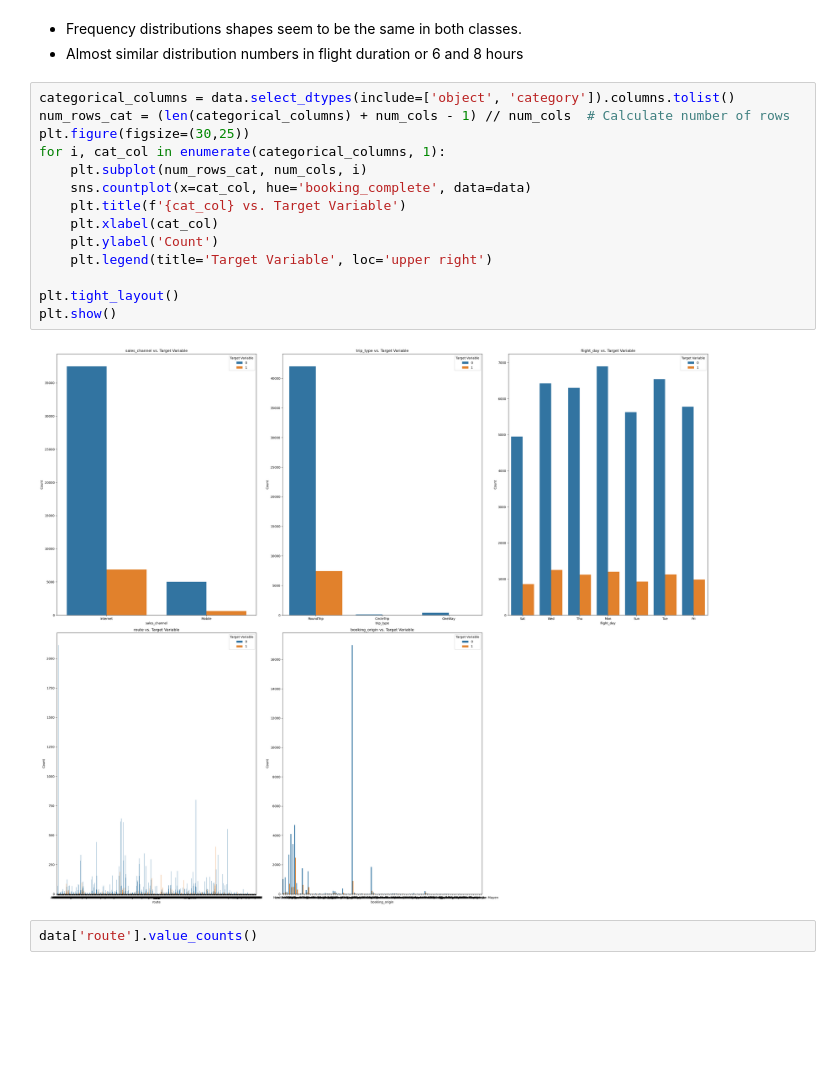
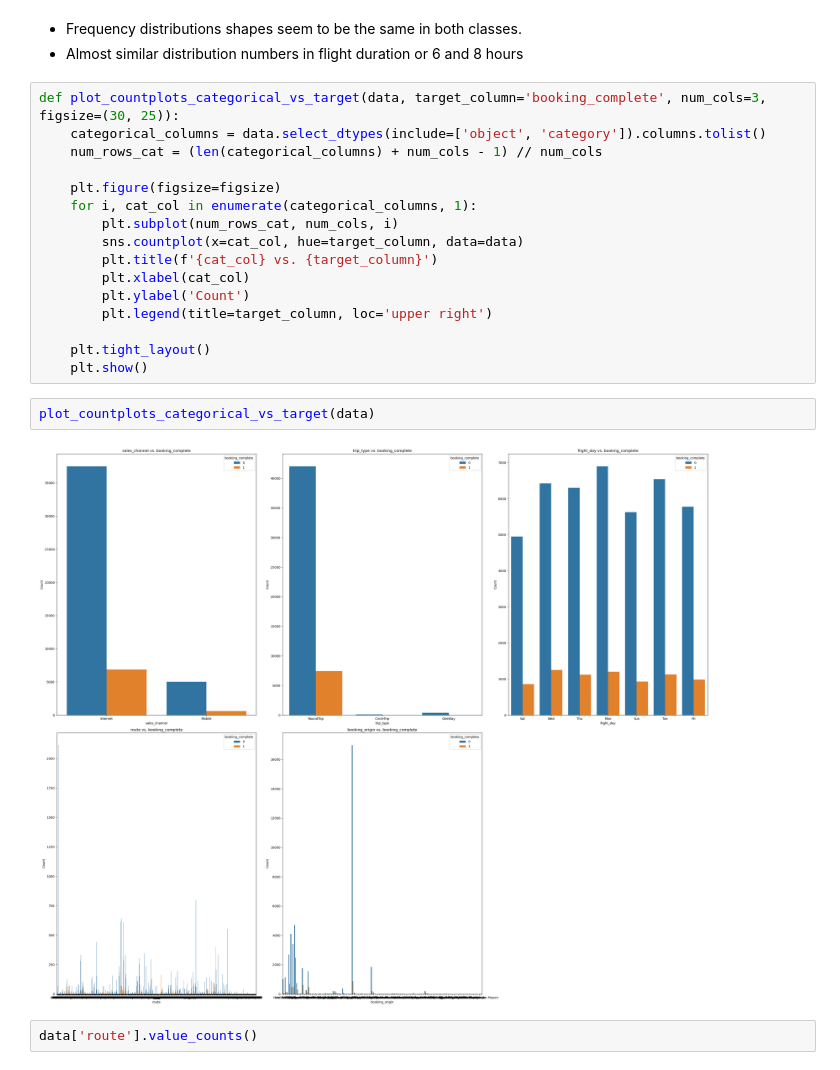
Before and after one commit to Ds2023/British_Airways_Predictive_Booking_Model, a Jupyter notebook: notebooks/eda.ipynb, the cells around one changed output. Drawn from its saved outputs; the diff is of its cells as text; blank space fills up the shorter version.

```diff
--- a/notebooks/eda.ipynb
+++ b/notebooks/eda.ipynb
@@ -280,21 +297,25 @@ plt.show()
 - Frequency distributions shapes seem to be the same in both classes.
 - Almost similar distribution numbers in flight duration or 6 and 8 hours
 # %%
-categorical_columns = data.select_dtypes(include=['object', 'category']).columns.tolist()
-num_rows_cat = (len(categorical_columns) + num_cols - 1) // num_cols  # Calculate number of rows
-plt.figure(figsize=(30,25))
-for i, cat_col in enumerate(categorical_columns, 1):
-    plt.subplot(num_rows_cat, num_cols, i)
-    sns.countplot(x=cat_col, hue='booking_complete', data=data)
-    plt.title(f'{cat_col} vs. Target Variable')
-    plt.xlabel(cat_col)
-    plt.ylabel('Count')
-    plt.legend(title='Target Variable', loc='upper right')
+def plot_countplots_categorical_vs_target(data, target_column='booking_complete', num_cols=3, figsize=(30, 25)):
+    categorical_columns = data.select_dtypes(include=['object', 'category']).columns.tolist()
+    num_rows_cat = (len(categorical_columns) + num_cols - 1) // num_cols
 
-plt.tight_layout()
-plt.show()
+    plt.figure(figsize=figsize)
+    for i, cat_col in enumerate(categorical_columns, 1):
+        plt.subplot(num_rows_cat, num_cols, i)
+        sns.countplot(x=cat_col, hue=target_column, data=data)
+        plt.title(f'{cat_col} vs. {target_column}')
+        plt.xlabel(cat_col)
+        plt.ylabel('Count')
+        plt.legend(title=target_column, loc='upper right')
+
+    plt.tight_layout()
+    plt.show()
-# %% [output]
-[figure, removed]
+# %%
+plot_countplots_categorical_vs_target(data)
+# %% [output]
+[figure, added]
 # %%
 data['route'].value_counts()
 # %% [output]
```
Also changed, not shown: parts of 27 cells of this notebook, 3 other files.
